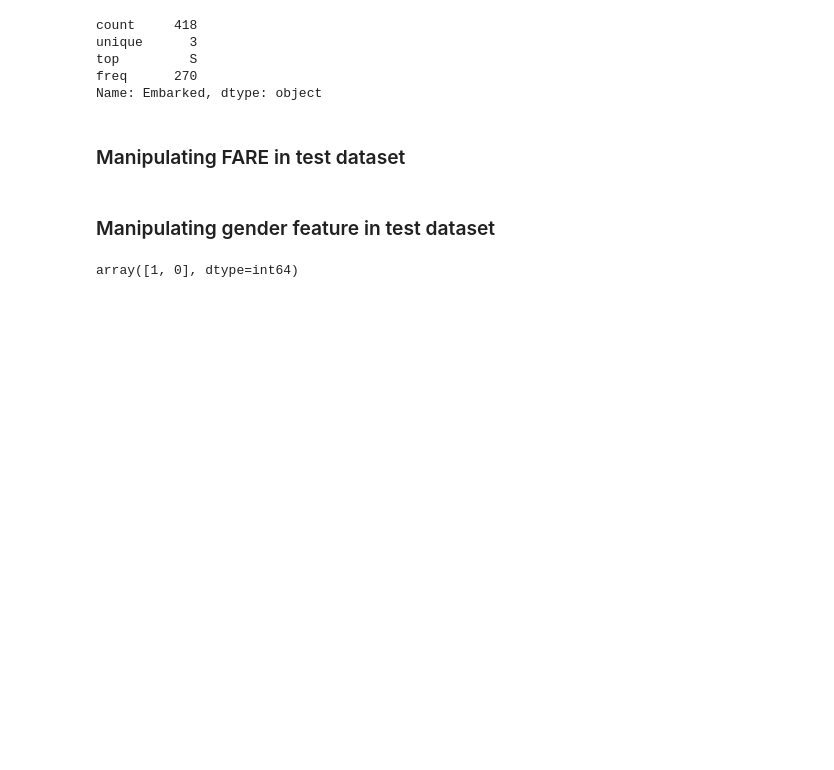
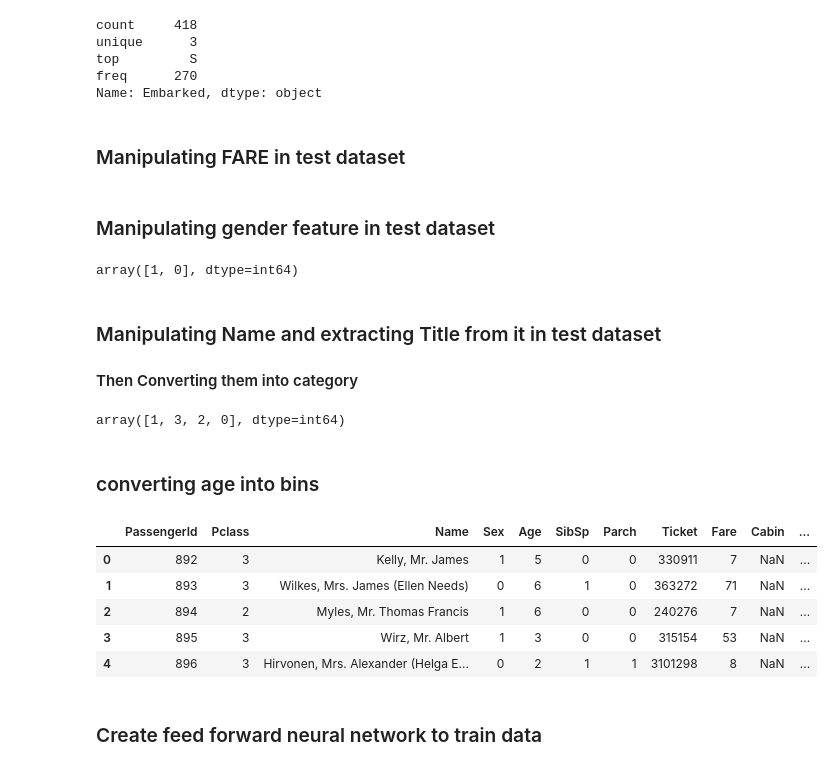
Before and after one commit to tawabshakeel/Neural-Networks-using-keras, a Jupyter notebook: feed forward/feed_forward.ipynb, the cells around one changed output. Cells and saved outputs as stored; diff of their text form; code cells hidden in the pictures; blank space fills up the shorter version.

Commit message:
working on feed forward model

```diff
--- a/feed forward/feed_forward.ipynb
+++ b/feed forward/feed_forward.ipynb
@@ -249,3 +251,24 @@ test['Sex'] = test['Sex'].astype('category').cat.codes
 test['Sex'].unique()
 # %% [output]
 array([1, 0], dtype=int64)
+# %% [markdown]
+### Manipulating Name and extracting Title from it in test dataset
+#### Then Converting them into category
+# %%
+test = adding_title_using_name(test)
+test['Title'] = test['Title'].apply(converting_title_to_int)
+test['Title'].unique()
+# %% [output]
+array([1, 3, 2, 0], dtype=int64)
+# %% [markdown]
+### converting age into bins
+# %%
+test = age_into_grp(test)
+test.head()
+# %% [output]
+|  | PassengerId | Pclass | Name | Sex | Age | SibSp | Parch | Ticket | Fare | Cabin | ... |
+| 0 | 892 | 3 | Kelly, Mr. James | 1 | 5 | 0 | 0 | 330911 | 7 | NaN | ... |
+| 1 | 893 | 3 | Wilkes, Mrs. James (Ellen Needs) | 0 | 6 | 1 | 0 | 363272 | 71 | NaN | ... |
+| 2 | 894 | 2 | Myles, Mr. Thomas Francis | 1 | 6 | 0 | 0 | 240276 | 7 | NaN | ... |
+| 3 | 895 | 3 | Wirz, Mr. Albert | 1 | 3 | 0 | 0 | 315154 | 53 | NaN | ... |
+| 4 | 896 | 3 | Hirvonen, Mrs. Alexander (Helga E... | 0 | 2 | 1 | 1 | 3101298 | 8 | NaN | ... |
@@ -251,0 +281,2 @@ array([1, 0], dtype=int64)
+# %% [markdown]
+###  Create feed forward neural network to train data
```
Also changed, not shown: parts of 4 cells of this notebook.
